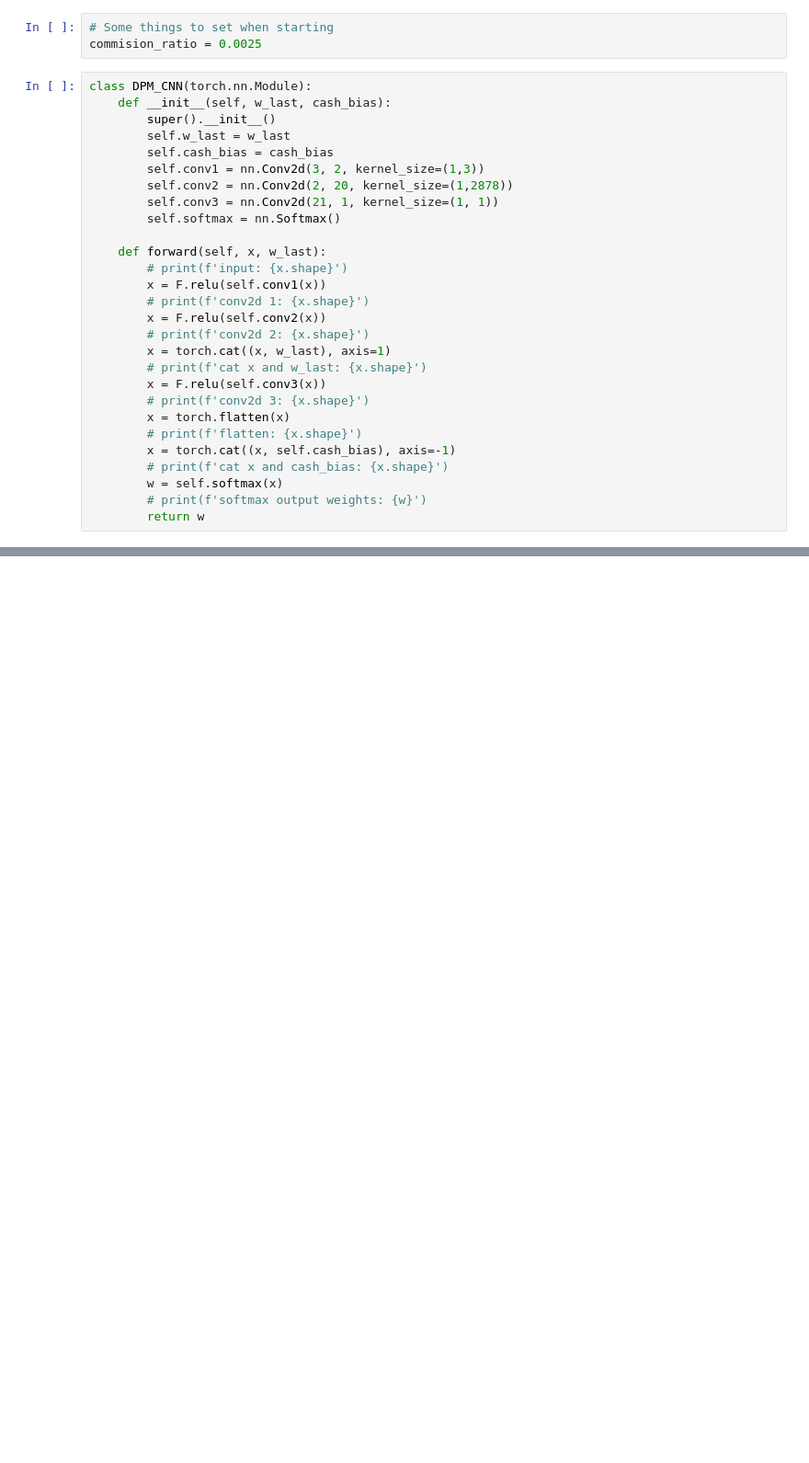
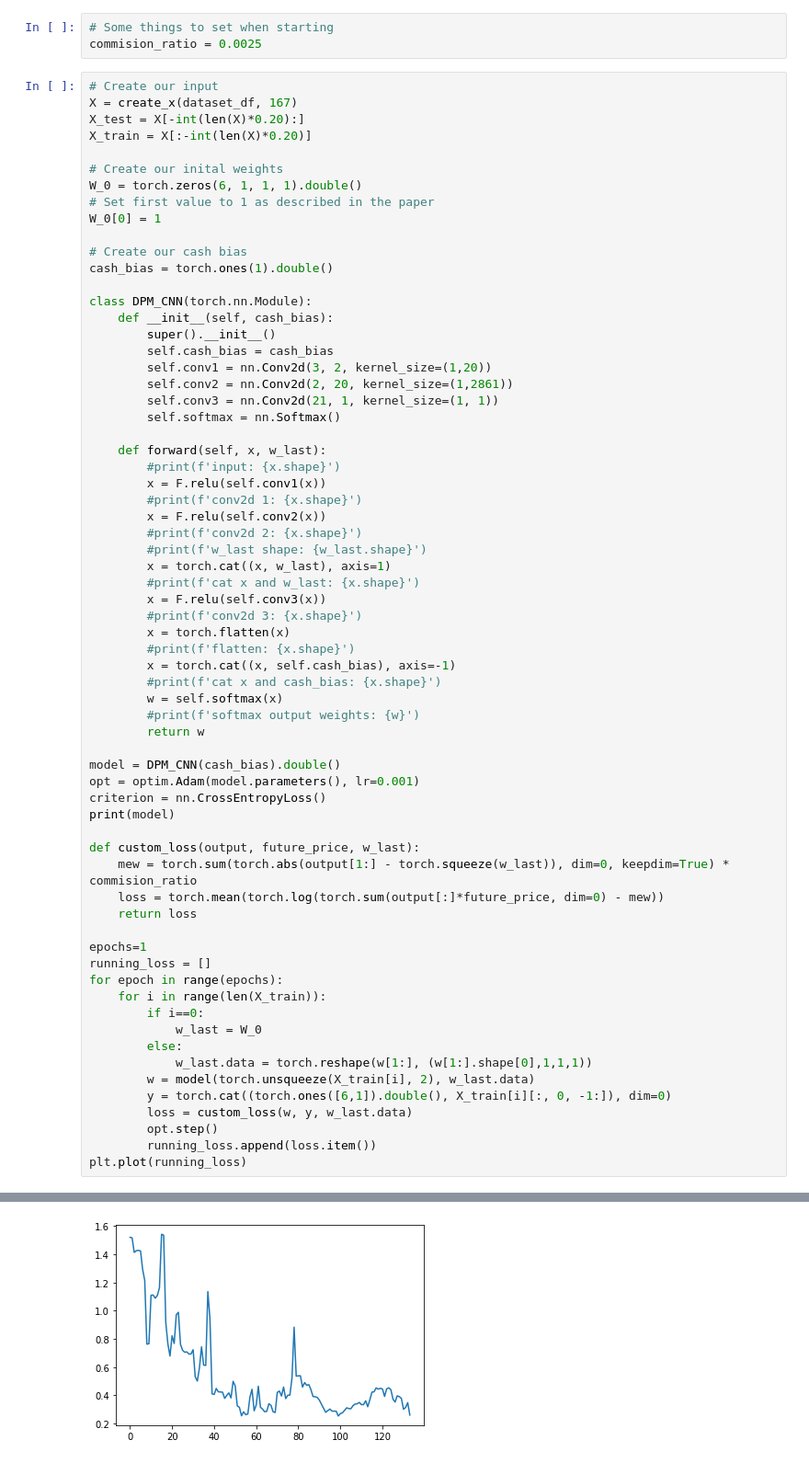
Before and after one commit to collinarnett/xcalibra_trading_bot, a Jupyter notebook: dlpm_draftbook.ipynb, the cells around one changed output, grey strips where cells are left out. Shown: that part at 92% size. Saved outputs shown, nothing was run; the diff lists cells and outputs as text; blank space fills up the shorter version.

```diff
--- a/dlpm_draftbook.ipynb
+++ b/dlpm_draftbook.ipynb
@@ -229,30 +249,69 @@ This is the diagram cited in the paper for the CNN architecture. Our model will
 # Some things to set when starting
 commision_ratio = 0.0025
 # %%
+# Create our input
+X = create_x(dataset_df, 167)
+X_test = X[-int(len(X)*0.20):]
+X_train = X[:-int(len(X)*0.20)]
+
+# Create our inital weights
+W_0 = torch.zeros(6, 1, 1, 1).double()
+# Set first value to 1 as described in the paper
+W_0[0] = 1
+
+# Create our cash bias
+cash_bias = torch.ones(1).double()
+
 class DPM_CNN(torch.nn.Module):
-    def __init__(self, w_last, cash_bias):
+    def __init__(self, cash_bias):
         super().__init__()
-        self.w_last = w_last
         self.cash_bias = cash_bias
-        self.conv1 = nn.Conv2d(3, 2, kernel_size=(1,3))
-        self.conv2 = nn.Conv2d(2, 20, kernel_size=(1,2878))
+        self.conv1 = nn.Conv2d(3, 2, kernel_size=(1,20))
+        self.conv2 = nn.Conv2d(2, 20, kernel_size=(1,2861))
         self.conv3 = nn.Conv2d(21, 1, kernel_size=(1, 1))
         self.softmax = nn.Softmax()
 
     def forward(self, x, w_last):
-        # print(f'input: {x.shape}')
+        #print(f'input: {x.shape}')
         x = F.relu(self.conv1(x))
-        # print(f'conv2d 1: {x.shape}')
+        #print(f'conv2d 1: {x.shape}')
         x = F.relu(self.conv2(x))
-        # print(f'conv2d 2: {x.shape}')
+        #print(f'conv2d 2: {x.shape}')
+        #print(f'w_last shape: {w_last.shape}')
         x = torch.cat((x, w_last), axis=1)
-        # print(f'cat x and w_last: {x.shape}')
+        #print(f'cat x and w_last: {x.shape}')
         x = F.relu(self.conv3(x))
-        # print(f'conv2d 3: {x.shape}')
+        #print(f'conv2d 3: {x.shape}')
         x = torch.flatten(x)
-        # print(f'flatten: {x.shape}')
+        #print(f'flatten: {x.shape}')
         x = torch.cat((x, self.cash_bias), axis=-1)
-        # print(f'cat x and cash_bias: {x.shape}')
+        #print(f'cat x and cash_bias: {x.shape}')
         w = self.softmax(x)
-        # print(f'softmax output weights: {w}')
+        #print(f'softmax output weights: {w}')
         return w
+
+model = DPM_CNN(cash_bias).double()
+opt = optim.Adam(model.parameters(), lr=0.001)
+criterion = nn.CrossEntropyLoss()
+print(model)
+
+def custom_loss(output, future_price, w_last):
+    mew = torch.sum(torch.abs(output[1:] - torch.squeeze(w_last)), dim=0, keepdim=True) * commision_ratio
+    loss = torch.mean(torch.log(torch.sum(output[:]*future_price, dim=0) - mew))
+    return loss
+
+epochs=1
+running_loss = []
+for epoch in range(epochs):
+    for i in range(len(X_train)):
+        if i==0:
+            w_last = W_0
+        else:
+            w_last.data = torch.reshape(w[1:], (w[1:].shape[0],1,1,1))
+        w = model(torch.unsqueeze(X_train[i], 2), w_last.data)
+        y = torch.cat((torch.ones([6,1]).double(), X_train[i][:, 0, -1:]), dim=0)
+        loss = custom_loss(w, y, w_last.data)
+        opt.step()
+        running_loss.append(loss.item())
+plt.plot(running_loss)
+# %% [output]
@@ -258,0 +325 @@ class DPM_CNN(torch.nn.Module):
+[figure, added]
```
Also changed, not shown: parts of 7 cells of this notebook.
